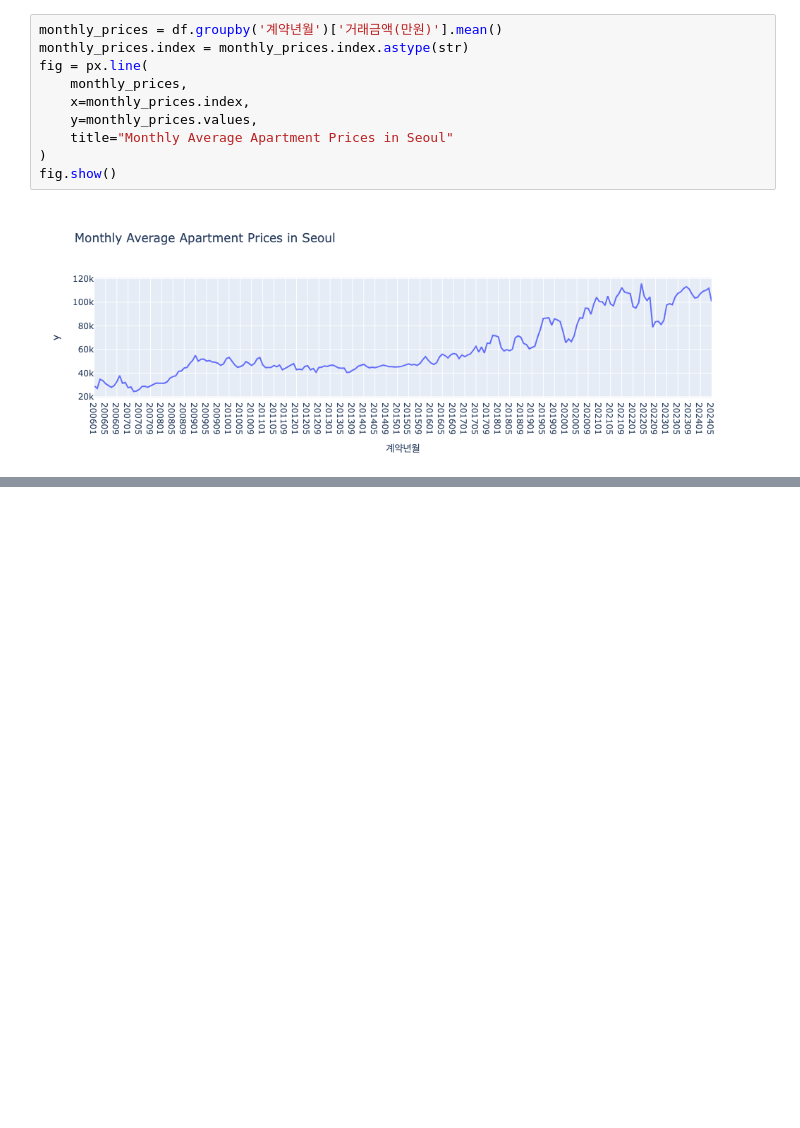
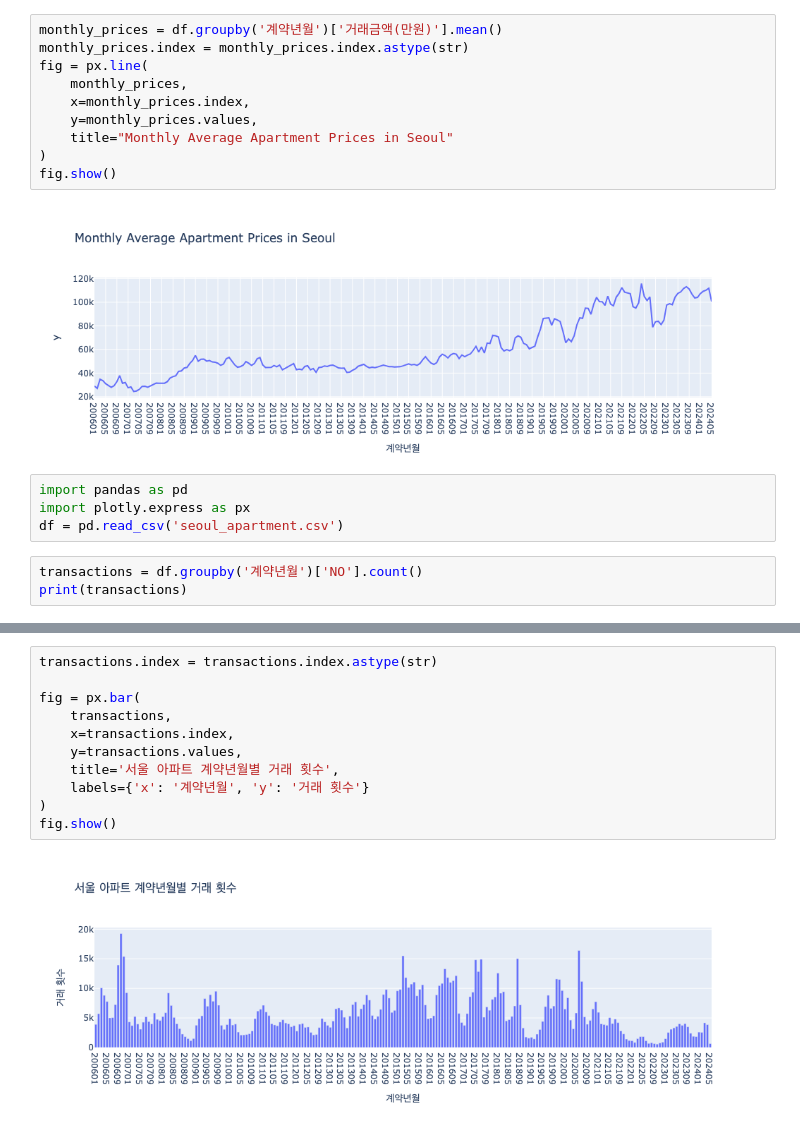
Before and after one commit to rekdms/data-Analysis, a Jupyter notebook: fun-coding/ch9.ipynb, the cells around one changed output, grey strips where cells are left out. Saved outputs shown, nothing was run; the diff lists cells and outputs as text; blank space fills up the shorter version.

```diff
--- a/fun-coding/ch9.ipynb
+++ b/fun-coding/ch9.ipynb
@@ -95,3 +95,10 @@ fig = px.line(
 fig.show()
 # %% [output]
 [figure]
+# %%
+import pandas as pd
+import plotly.express as px
+df = pd.read_csv('seoul_apartment.csv')
+# %%
+transactions = df.groupby('계약년월')['NO'].count()
+print(transactions)
@@ -97,0 +119,13 @@ fig.show()
+# %%
+transactions.index = transactions.index.astype(str)
+
+fig = px.bar(
+    transactions,
+    x=transactions.index,
+    y=transactions.values,
+    title='서울 아파트 계약년월별 거래 횟수',
+    labels={'x': '계약년월', 'y': '거래 횟수'}
+)
+fig.show()
+# %% [output]
+[figure, added]
```
Also changed, not shown: parts of 3 cells of this notebook, 7 other files.
